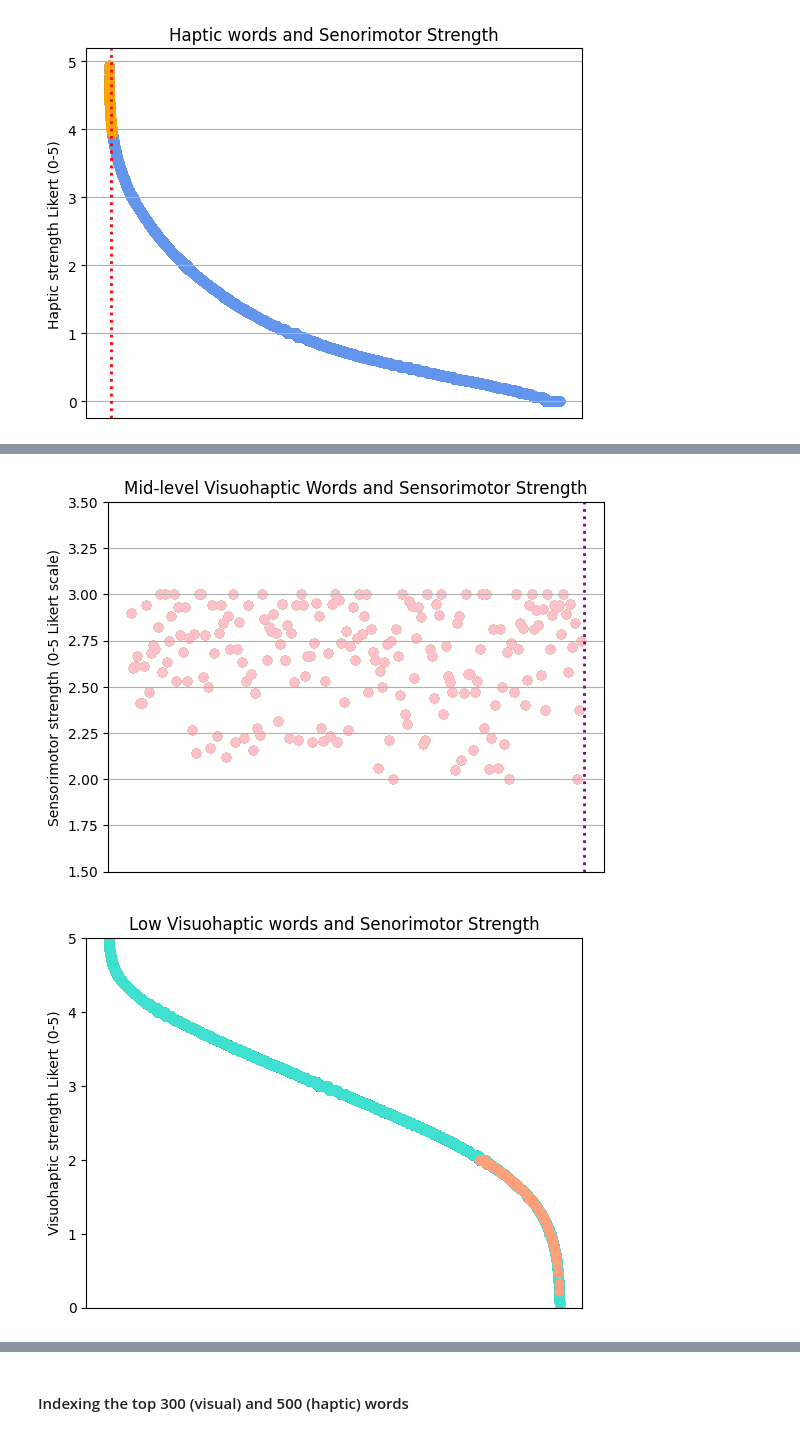
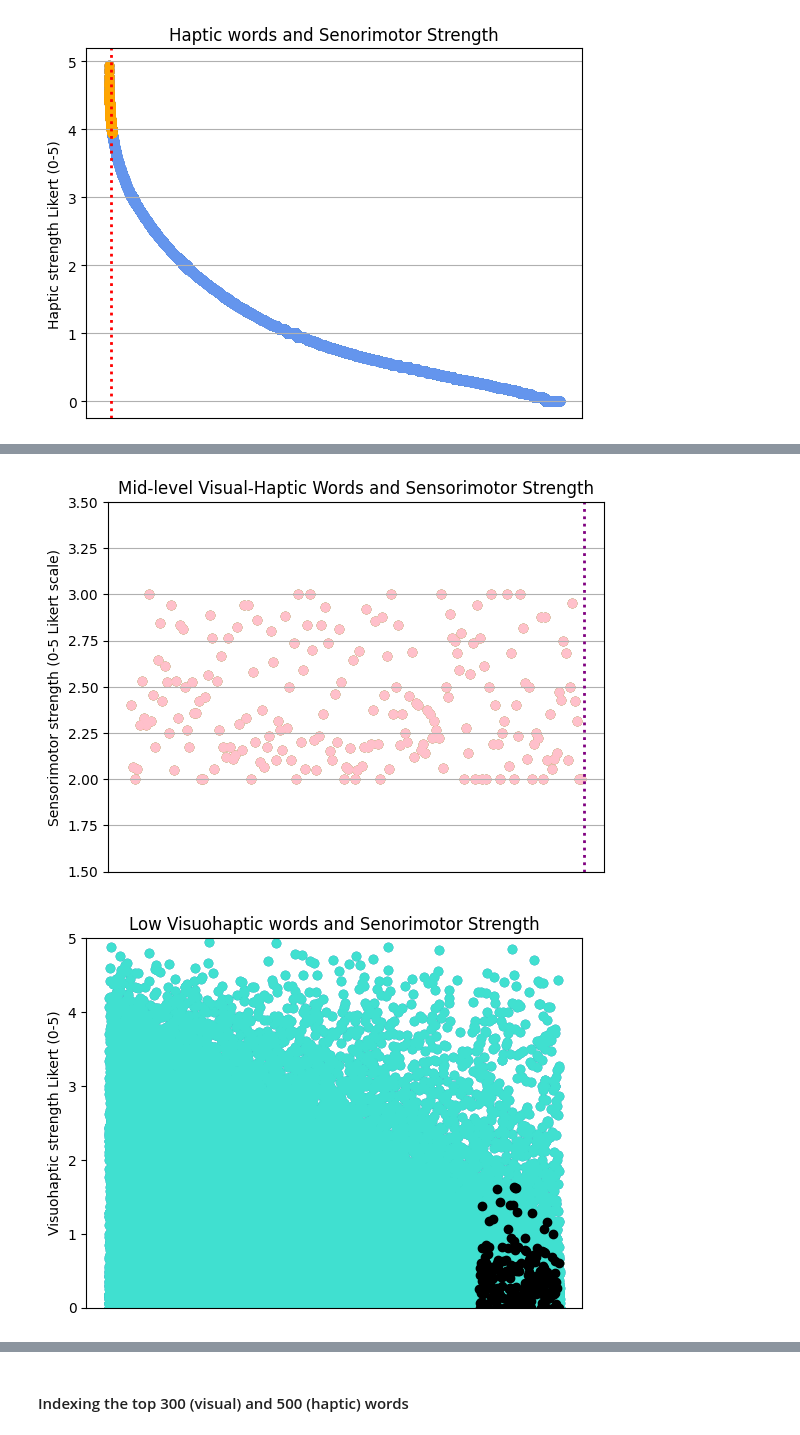
Before and after one commit to soniasola00/SpanLancasterNorm, a Jupyter notebook: Sonia3.ipynb, the cells around one changed output, grey strips where cells are left out. Saved outputs shown, nothing was run; the diff lists cells and outputs as text; code cells hidden in the pictures.

Commit message:
Add files via upload
fixed plot and euclidean distance error message

```diff
--- a/Sonia3.ipynb
+++ b/Sonia3.ipynb
@@ -461,14 +462,14 @@ plt.show()
 # %%
 # defining x and y axis
 x6_data = visual_haptic_sample["Word"]
-y6_data = visual_haptic_sample["Visual.mean"]
+y6_data = visual_haptic_sample["Haptic.mean"]
 
 # defining the type of plot
 fig, ax = plt.subplots()
 ax.scatter(x6_data, y6_data)
 
 # names of labels
-ax.set(xlabel = 'Mid-level Visuohaptic Words', ylabel='Sensorimotor strength (0-5 Likert scale)',title = 'Mid-level Visuohaptic Words and Sensorimotor Strength')
+ax.set(xlabel = 'Mid-level Visual-Haptic Words', ylabel='Sensorimotor strength (0-5 Likert scale)',title = 'Mid-level Visual-Haptic Words and Sensorimotor Strength')
 
 #set x label to false becuase it tries to print all the words
 ax.get_xaxis().set_visible(False)
@@ -485,34 +486,34 @@ ax.axvline(x = 200, color = 'purple', linestyle = 'dotted', linewidth = 2)
 #fig.savefig("test.png")
 plt.show()
 # %% [output]
-[figure, old version]
+[figure, new version]
 # %%
 # make the data
 x7_data = visual_sorted["Word"]
-y7_data = visual_sorted["Visual.mean"]
+y7_data = visual_sorted["Haptic.mean"]
 
 
 x8_data = vh_norm_sample["Word"]
-y8_data = vh_norm_sample["Visual.mean"]
+y8_data = vh_norm_sample["Haptic.mean"]
 # plot
 fig, ax = plt.subplots()
 ax.scatter(x7_data, y7_data)
 ax.scatter(x8_data, y8_data)
 
 
 ax.get_xaxis().set_visible(False)
 ax.set(xlabel = 'Low Visuohaptic Words', ylabel='Visuohaptic strength Likert (0-5)', title ='Low Visuohaptic words and Senorimotor Strength')
 
 
 
 ax.scatter(x7_data, y7_data, color='turquoise')
-ax.scatter(x8_data, y8_data, color='lightsalmon')
+ax.scatter(x8_data, y8_data, color='black')
 ax.set_ylim(0, 5)
 plt.axhline(y=200, color='red', linestyle='dotted')
 
 plt.show()
 # %% [output]
-[figure, old version]
+[figure, new version]
 # %%
 # defining x and y axis
 x8_data = vh_norm_sample["Word"]
```
Also changed, not shown: parts of 24 cells of this notebook.
